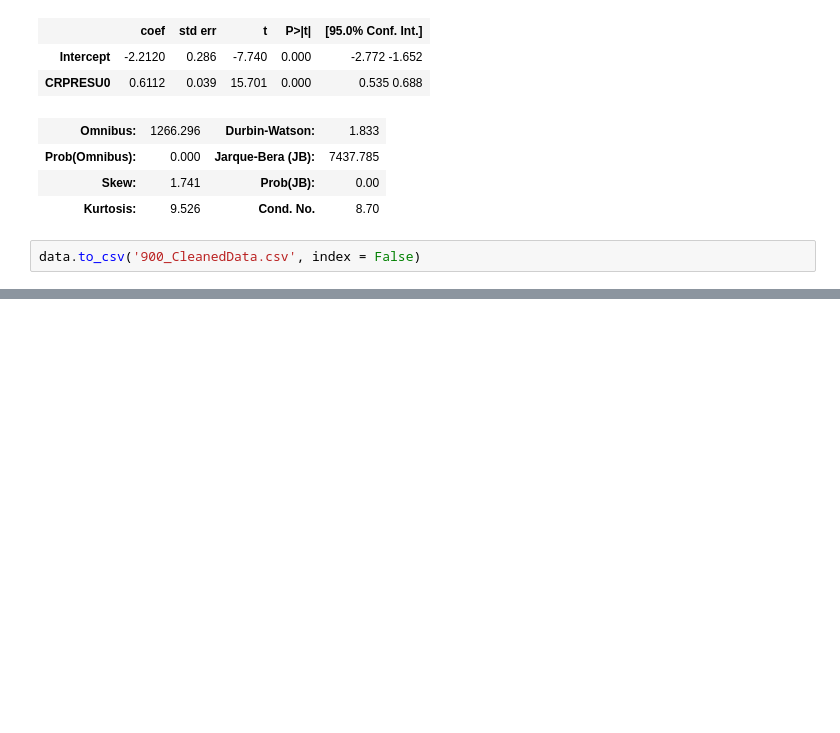
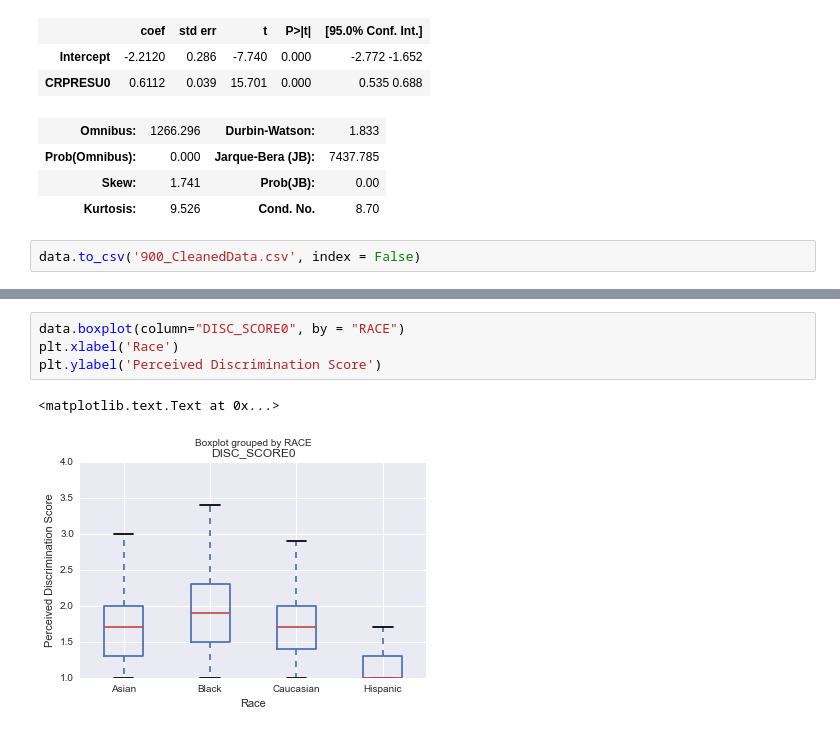
Before and after one commit to ckf2102/GWU_CE, a Jupyter notebook: 921_UnadjustedAnalyses.ipynb, the cells around one changed output, grey strips where cells are left out. Cells and saved outputs as stored; diff of their text form; blank space fills up the shorter version.

Commit message:
added some data viz

```diff
--- a/921_UnadjustedAnalyses.ipynb
+++ b/921_UnadjustedAnalyses.ipynb
@@ -327,0 +345,7 @@ data.to_csv('900_CleanedData.csv', index = False)
+# %%
+data.boxplot(column="DISC_SCORE0", by = "RACE")
+plt.xlabel('Race')
+plt.ylabel('Perceived Discrimination Score')
+# %% [output]
+<matplotlib.text.Text at 0x...>
+[figure, added]
```
Also changed, not shown: parts of 7 cells of this notebook, 2 other files.
